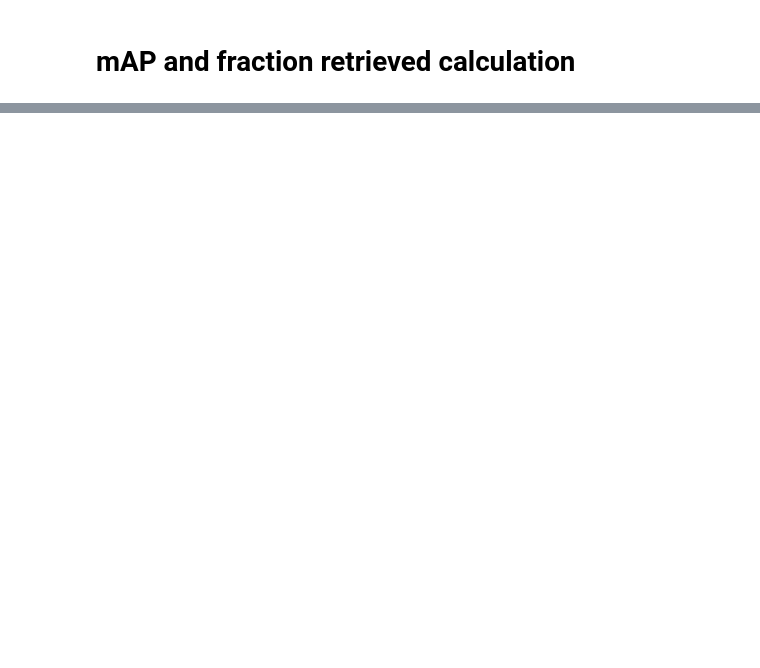
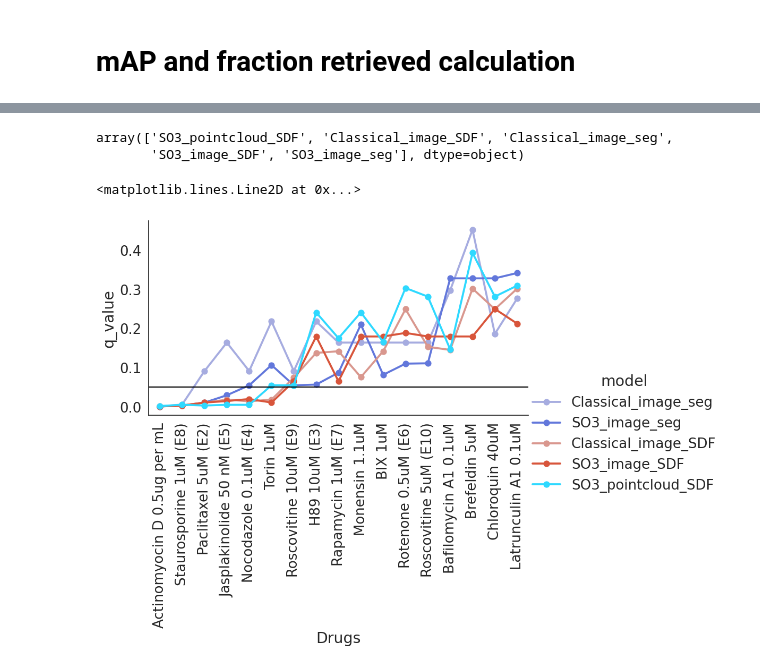
Before and after one commit to AllenCell/benchmarking_representations, a Jupyter notebook: br/notebooks/fig7_drugdata_analysis.ipynb, the cells around one changed output, grey strips where cells are left out. Cells and saved outputs as stored; diff of their text form; code cells hidden in the pictures; blank space fills up the shorter version.

```diff
--- a/br/notebooks/fig7_drugdata_analysis.ipynb
+++ b/br/notebooks/fig7_drugdata_analysis.ipynb
@@ -116,2 +85,6 @@ Processing train
 # %%
-all_models
+# Load model and embeddings
+DATASET_INFO = get_all_configs_per_dataset(results_path)
+all_ret, orig = get_embeddings(run_names, dataset_name, DATASET_INFO, save_path)
+all_ret["well_position"] = "A0" # dummy
+all_ret["Assay_Plate_Barcode"] = "Plate0" # dummy
@@ -155,20 +102,3 @@ orig = pd.read_csv(
-# %%
-import pandas as pd
-
-all_ret = []
-for m in models:
-    df = pd.read_csv(path + m + ".csv")
-    df["model"] = m
-    all_ret.append(df)
-df = pd.concat(all_ret, axis=0).reset_index(drop=True)
-# %%
-all_ret = df.merge(
-    orig[["CellId", "condition_coarse_int", "condition_coarse", "condition"]], on="CellId"
-)
-
-# dummy cols
-all_ret["well_position"] = "A0"
-all_ret["Assay_Plate_Barcode"] = "Plate0"
 # %%
 import pandas as pd
 from tqdm import tqdm
@@ -372,32 +311,31 @@ for model in metrics["model"].unique():
 # %%
-all_rep
+all_rep['model'].unique()
+# %% [output]
+array(['SO3_pointcloud_SDF', 'Classical_image_SDF', 'Classical_image_seg',
+       'SO3_image_SDF', 'SO3_image_seg'], dtype=object)
 # %%
 import seaborn as sns
 
 sns.set_context("talk")
 sns.set(font_scale=1.7)
 sns.set_style("white")
-rep_dict = {
-    "CNN_sdf_noalign_global": "SDF classical",
-    "CNN_sdf_SO3_global": "SO3 SDF",
-    "CNN_seg_noalign_global": "Seg classical",
-    "CNN_seg_SO3_global": "SO3 seg",
-    "vn_so3": "SO3 point cloud",
-}
-all_rep["model"] = all_rep["model"].replace(rep_dict)
+
 test = all_rep.sort_values(by="q_value").reset_index(drop=True)
 test["Drugs"] = test["Metadata_broad_sample"]
 g = sns.catplot(
     data=test,
     x="Drugs",
     y="q_value",
     hue="model",
     kind="point",
-    hue_order=["Seg classical", "SO3 seg", "SDF classical", "SO3 SDF", "SO3 point cloud"],
+    hue_order=["Classical_image_seg", "SO3_image_seg", "Classical_image_SDF", "SO3_image_SDF", "SO3_pointcloud_SDF"],
     palette=["#A6ACE0", "#6277DB", "#D9978E", "#D8553B", "#2ED9FF"],
     aspect=2,
     height=5,
 )
 g.set_xticklabels(rotation=90)
 plt.axhline(y=0.05, color="black")
 # g.savefig('./drug_dataset/q_values.pdf', dpi=300, bbox_inches='tight')
+# %% [output]
+<matplotlib.lines.Line2D at 0x...>
+[figure, added]
```
Also changed, not shown: parts of 14 cells of this notebook, 17 other files.
